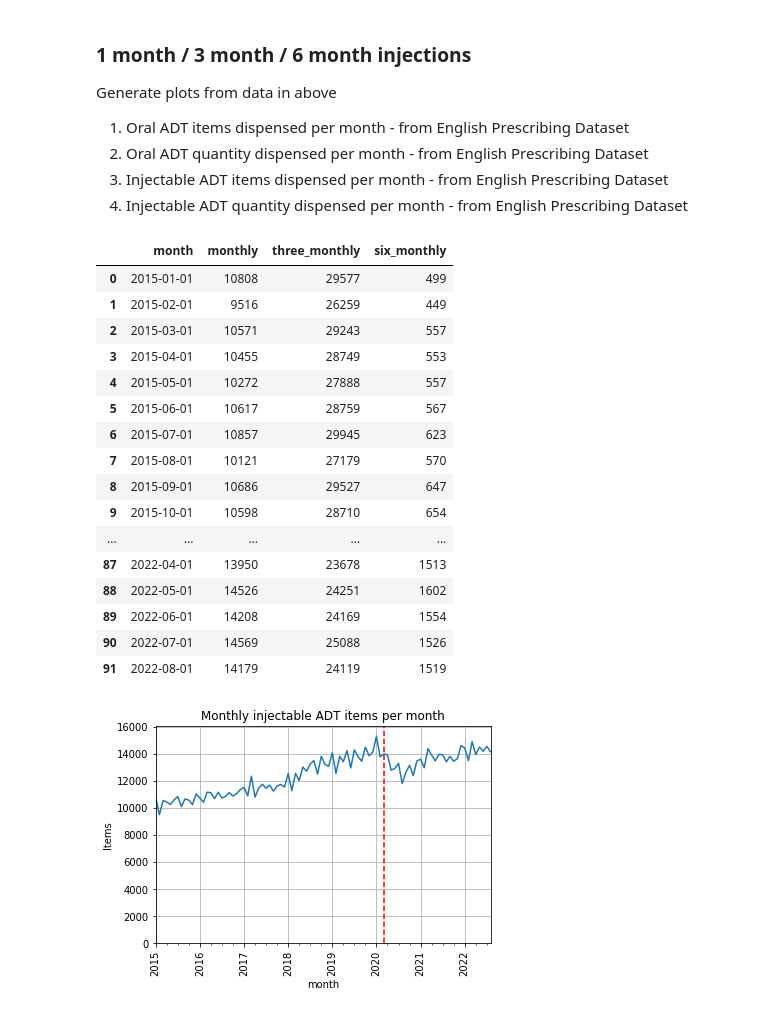
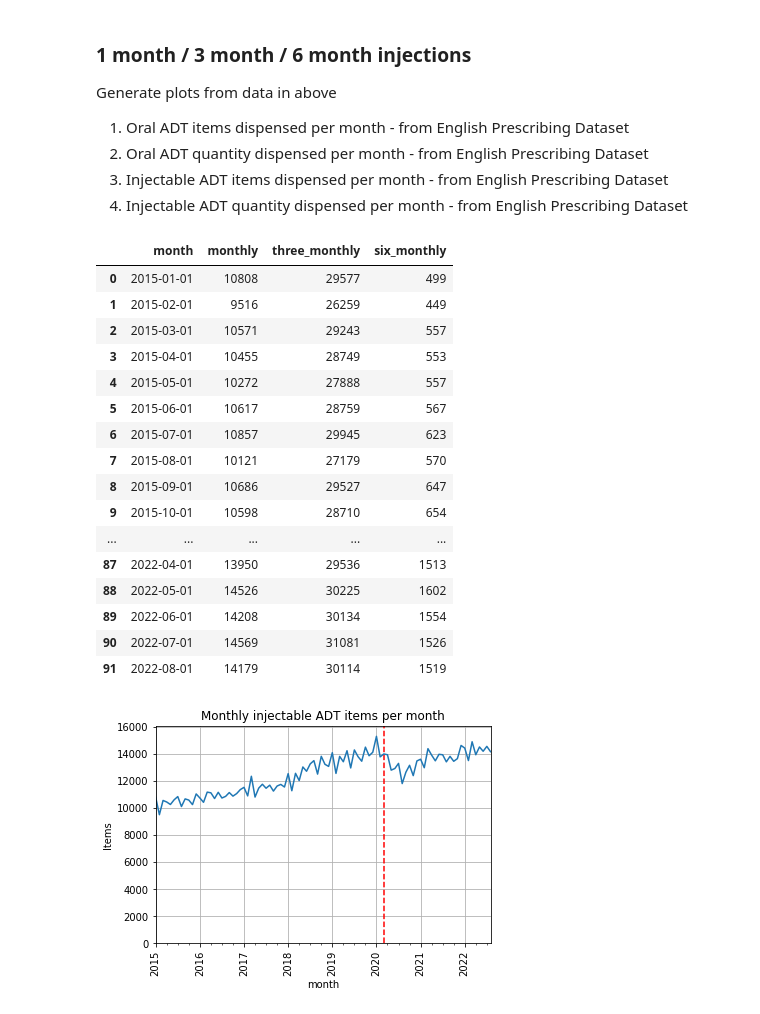
Before and after one commit to chrisjwood16/notebook_collection, a Jupyter notebook: notebooks/Prostate cancer/ADT.ipynb, the cells around one changed output. Saved outputs shown, nothing was run; the diff lists cells and outputs as text; code cells hidden in the pictures.

```diff
--- a/notebooks/Prostate cancer/ADT.ipynb
+++ b/notebooks/Prostate cancer/ADT.ipynb
@@ -21,7 +21,7 @@ import matplotlib
 import matplotlib.pyplot as plt
 
 #set to display all rows in data
-pd.set_option('display.max_rows', None)
+#pd.set_option('display.max_rows', None)
 # %% [markdown]
 <a id='FUNCTIONS'></a>
 ### Standard functions
@@ -213,39 +204,39 @@ Generate plots from data in above
 #OpenPrescribing BNF codes
 sql = '''
 SELECT
      CAST(month AS DATE) AS month,
      SUM (CASE WHEN bnf_code IN ("0803042K0AAAAAA", "0803042K0BBAAAA", "0803042K0BCAAAA", "0803042N0AAAAAA", "0803042N0AAACAC",
                                  "0803042N0BBAAAA", "0803042N0BBACAC", "0803042N0BCAAAA", "0803042P0AAAAAA", "0803042P0AAABAB",
                                  "0803042P0BBAAAA", "0803042P0BCAAAB")  THEN items ELSE 0 END) as monthly,
      SUM (CASE WHEN bnf_code IN ("0803042K0AAABAB", "0803042K0BBABAB", "0803042N0AAABAB", "0803042N0AAADAD", "0803042N0AAAEAE",
                                  "0803042N0AAAFAF", "0803042N0BBABAB", "0803042N0BBADAD", "0803042N0BCABAE", "0803042N0BDAAAF",
-                                 "0803042P0AAACAC", "0803042P0BBABAC", "0803042S0AAACAC")  THEN items ELSE 0 END) as three_monthly,
+                                 "0803042P0AAACAC", "0803042P0BBABAC", "0803042S0AAACAC", "0803042W0BBAAAA", "0803042W0AAAAAA")  THEN items ELSE 0 END) as three_monthly,
      SUM (CASE WHEN bnf_code IN ("0803042S0AAABAB", "0803042S0BCAAAB")  THEN items ELSE 0 END) as six_monthly,
  FROM hscic.normalised_prescribing
  WHERE month >= '2015-01-01'
  GROUP BY month
  ORDER BY month'''
 
 OP_duration = bq.cached_read(sql, csv_path=os.path.join('../..','data','OPinjduration.csv'))
 OP_duration
 # %% [output]
 |  | month | monthly | three_monthly | six_monthly |
 | 0 | 2015-01-01 | 10808 | 29577 | 499 |
 | 1 | 2015-02-01 | 9516 | 26259 | 449 |
 | 2 | 2015-03-01 | 10571 | 29243 | 557 |
 | 3 | 2015-04-01 | 10455 | 28749 | 553 |
 | 4 | 2015-05-01 | 10272 | 27888 | 557 |
 | 5 | 2015-06-01 | 10617 | 28759 | 567 |
 | 6 | 2015-07-01 | 10857 | 29945 | 623 |
 | 7 | 2015-08-01 | 10121 | 27179 | 570 |
 | 8 | 2015-09-01 | 10686 | 29527 | 647 |
 | 9 | 2015-10-01 | 10598 | 28710 | 654 |
 | ... | ... | ... | ... | ... |
-| 87 | 2022-04-01 | 13950 | 23678 | 1513 |
-| 88 | 2022-05-01 | 14526 | 24251 | 1602 |
-| 89 | 2022-06-01 | 14208 | 24169 | 1554 |
-| 90 | 2022-07-01 | 14569 | 25088 | 1526 |
-| 91 | 2022-08-01 | 14179 | 24119 | 1519 |
+| 87 | 2022-04-01 | 13950 | 29536 | 1513 |
+| 88 | 2022-05-01 | 14526 | 30225 | 1602 |
+| 89 | 2022-06-01 | 14208 | 30134 | 1554 |
+| 90 | 2022-07-01 | 14569 | 31081 | 1526 |
+| 91 | 2022-08-01 | 14179 | 30114 | 1519 |
 # %%
 plot(
     df=OP_duration,
```
Also changed, not shown: parts of 10 cells of this notebook, 6 other files.
